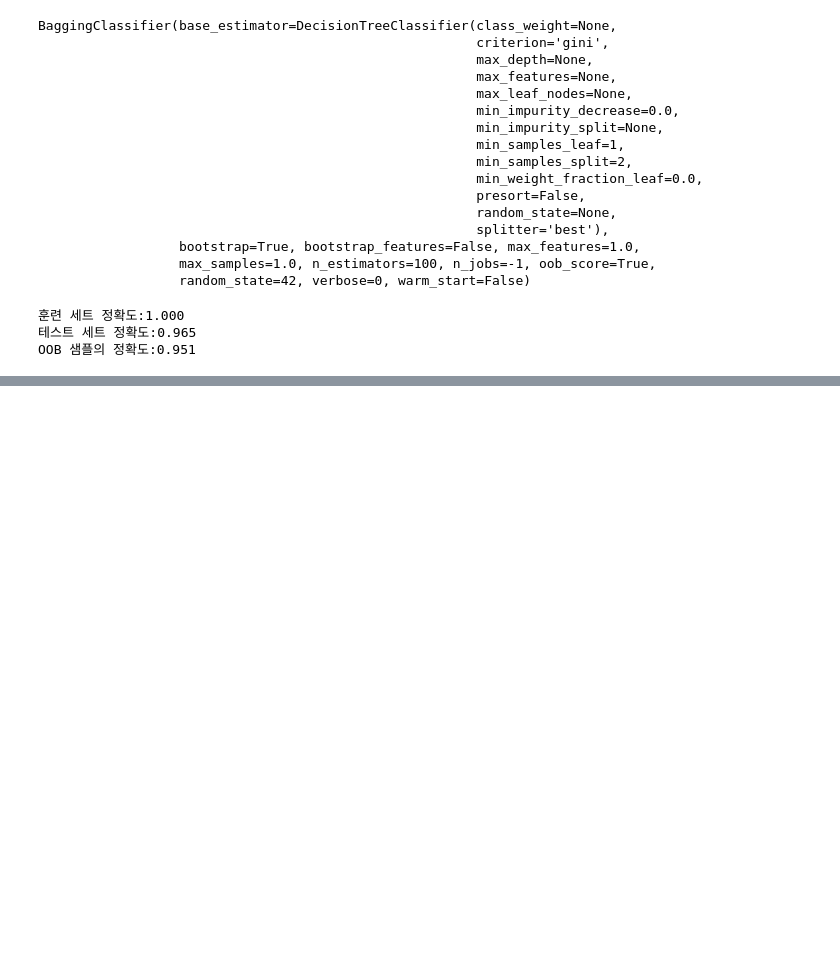
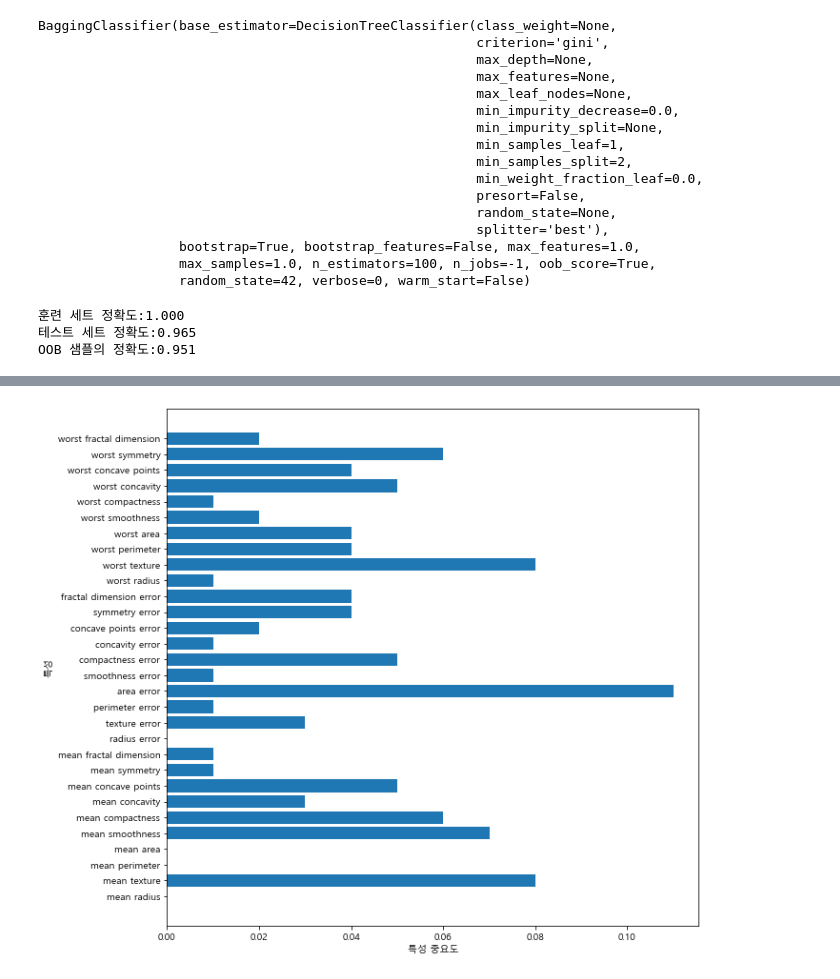
Before and after one commit to to9693/TIL, a Jupyter notebook: 파이썬 라이브러리를 활용한 머신러닝/2장 지도학습.ipynb, the cells around one changed output, grey strips where cells are left out. Saved outputs shown, nothing was run; the diff lists cells and outputs as text; code cells hidden in the pictures; blank space fills up the shorter version.

```diff
--- a/파이썬 라이브러리를 활용한 머신러닝/2장 지도학습.ipynb
+++ b/파이썬 라이브러리를 활용한 머신러닝/2장 지도학습.ipynb
@@ -878,0 +966,9 @@ OOB 샘플의 정확도:0.951
+# %%
+plt.figure(figsize= (10,10))
+plt.barh(range(n_features), ada.feature_importances_, align = 'center')
+plt.yticks(np.arange(n_features), cancer.feature_names)
+plt.xlabel('특성 중요도')
+plt.ylabel('특성')
+plt.show()
+# %% [output]
+[figure, added]
```
Also changed, not shown: parts of 13 cells of this notebook, 3 other files.
